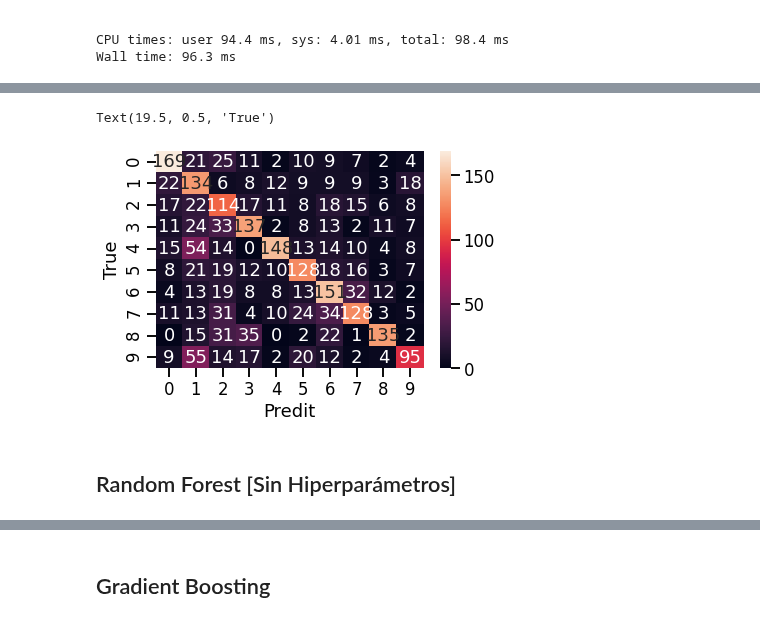
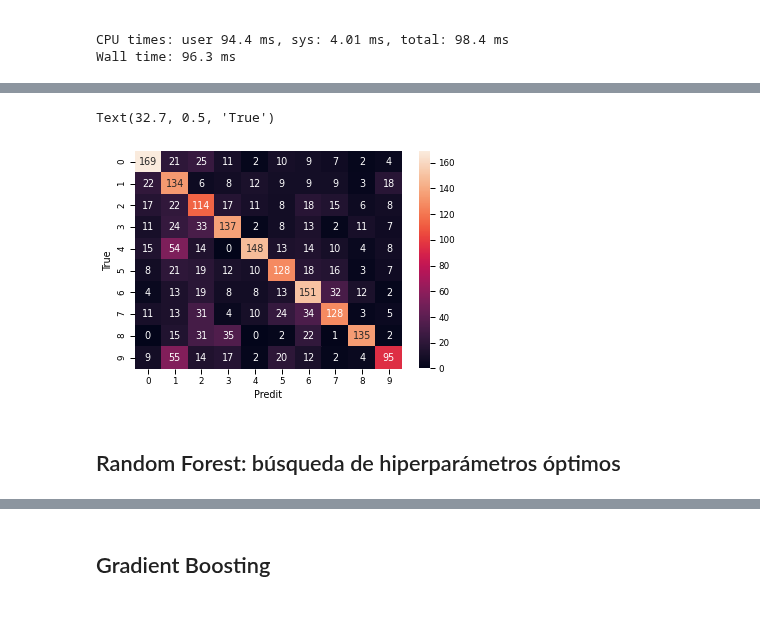
Before and after one commit to dhruszecki/cdatos-AA-TP2, a Jupyter notebook: AA_TP2.ipynb, the cells around one changed output, grey strips where cells are left out. Saved outputs shown, nothing was run; the diff lists cells and outputs as text; code cells hidden in the pictures.

```diff
--- a/AA_TP2.ipynb
+++ b/AA_TP2.ipynb
@@ -264,9 +261,8 @@ Wall time: 96.3 ms
 # %%
 %%time
 ## Matriz de Confusión
-sns.set_context('talk')
+sns.set_context('paper')
 sns.heatmap(confusion_matrix(validation_features.digit.values, predict_nb1), annot=True, fmt='g')
-#sns.set(font_scale=0.2)
-plt.xlabel('Predit')
+plt.xlabel('Predict')
 plt.ylabel('True')
 # %% [output]
@@ -275,6 +271,6 @@ Wall time: 87.6 ms
-Text(19.5, 0.5, 'True')
+Text(32.7, 0.5, 'True')
-[figure, old version]
+[figure, new version]
 # %% [markdown]
-## Random Forest [Sin Hiperparámetros]
+## Random Forest:  búsqueda de hiperparámetros óptimos
 # %%
 %%time
```
Also changed, not shown: parts of 13 cells of this notebook.
